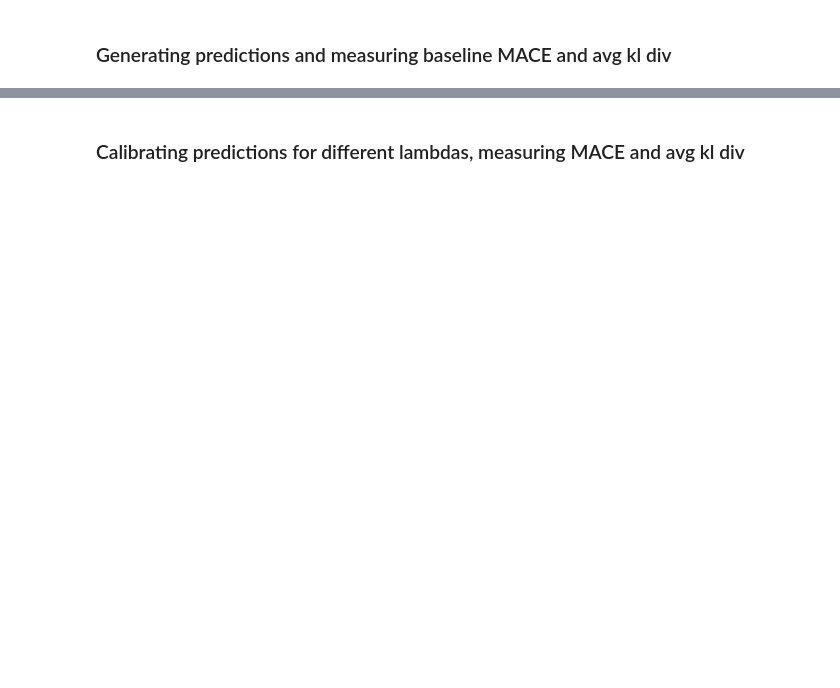
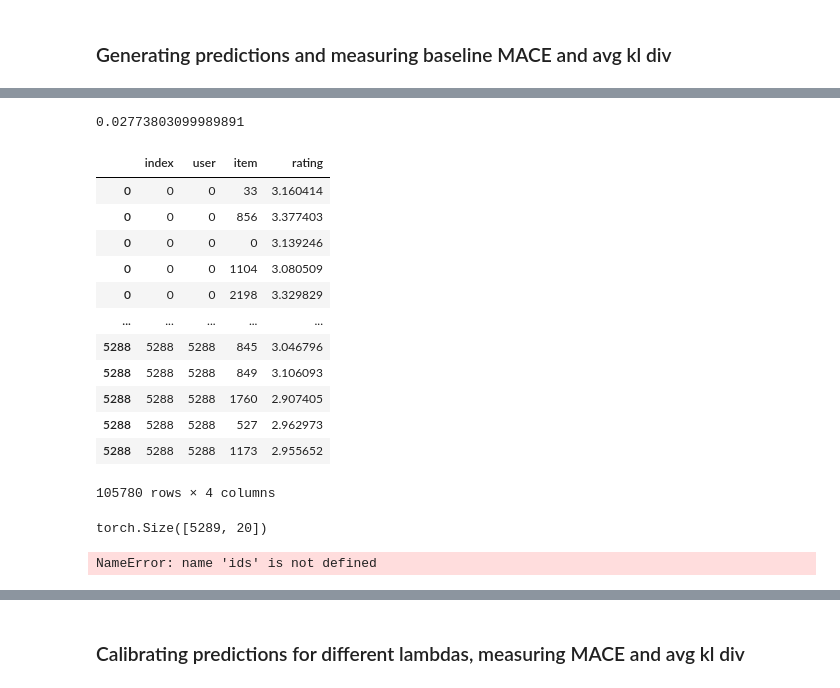
Before and after one commit to caiotda/calibrated-recommendations, a Jupyter notebook: playground.ipynb, the cells around one changed output, grey strips where cells are left out. Saved outputs shown, nothing was run; the diff lists cells and outputs as text; code cells hidden in the pictures; blank space fills up the shorter version.

Commit message:
Refactoring changes to allow calibration on simulated environment

```diff
--- a/playground.ipynb
+++ b/playground.ipynb
@@ -204,0 +230,22 @@ calibrator_base.get_avg_kl_div(source="calibrated")
+# %%
+calibrator_base._mace(k=20)
+# %% [output]
+0.02773803099989891
+# %%
+calibrated_rec = calibrator_base.calibration_df
+# %%
+calibrated_rec
+# %% [output]
+|  | index | user | item | rating |
+| 0 | 0 | 0 | 33 | 3.160414 |
+| 0 | 0 | 0 | 856 | 3.377403 |
+| 0 | 0 | 0 | 0 | 3.139246 |
+| 0 | 0 | 0 | 1104 | 3.080509 |
+| 0 | 0 | 0 | 2198 | 3.329829 |
+| ... | ... | ... | ... | ... |
+| 5288 | 5288 | 5288 | 845 | 3.046796 |
+| 5288 | 5288 | 5288 | 849 | 3.106093 |
+| 5288 | 5288 | 5288 | 1760 | 2.907405 |
+| 5288 | 5288 | 5288 | 527 | 2.962973 |
+| 5288 | 5288 | 5288 | 1173 | 2.955652 |
+105780 rows × 4 columns
@@ -204,0 +256,9 @@ calibrator_base.get_avg_kl_div(source="calibrated")
+# %%
+torch.tensor(cali_df["item"].tolist()).shape
+# %% [output]
+torch.Size([5289, 20])
+# %%
+item_list = cali_df["item"]
+item_tensor = torch.tensor(item_list, device=device).reshape(ids.shape)
+# %% [output]
+NameError: name 'ids' is not defined
```
Also changed, not shown: parts of 24 cells of this notebook, 5 other files.
